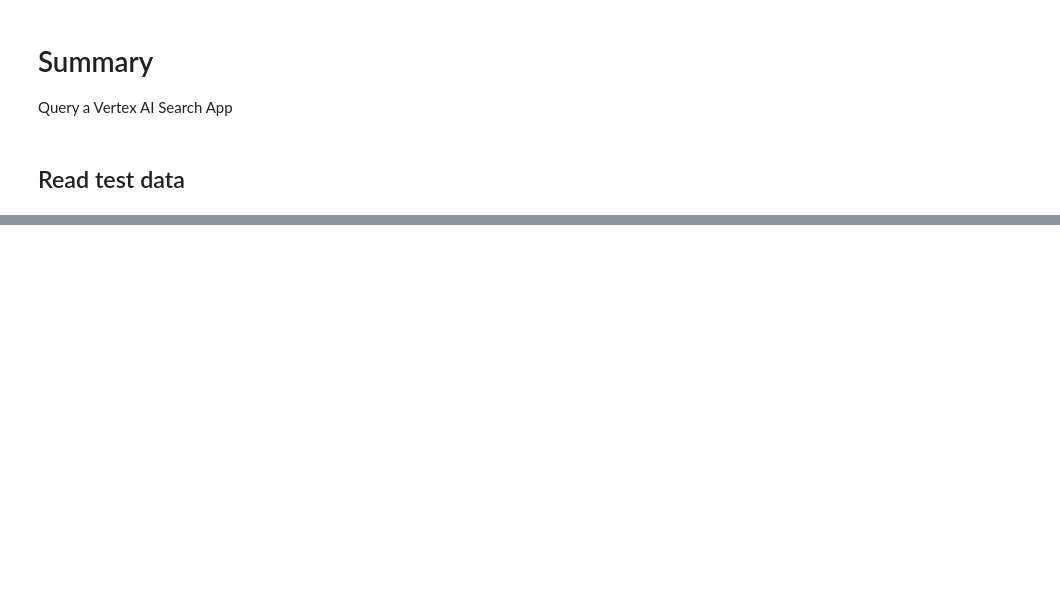
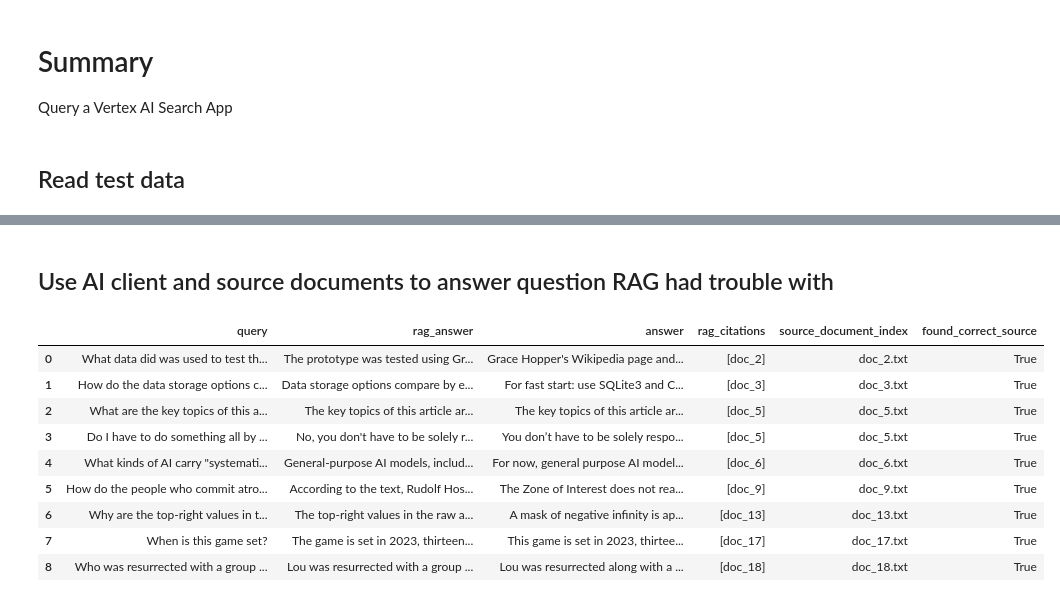
Before and after one commit to NumanticSolutions/rag_search, a Jupyter notebook: gcp_vertexai/S30_query_vertexai_searchapp.ipynb, the cells around one changed output, grey strips where cells are left out. Drawn from its saved outputs; the diff is of its cells as text; code cells hidden in the pictures; blank space fills up the shorter version.

```diff
--- a/gcp_vertexai/S30_query_vertexai_searchapp.ipynb
+++ b/gcp_vertexai/S30_query_vertexai_searchapp.ipynb
@@ -293,0 +183,55 @@ df_results_f
+# %% [markdown]
+## Use AI client and source documents to answer question RAG had trouble with
+# %%
+# Add a filter and test questions RAG had trouble with in original run
+result_rows = []
+for idx in no_ans_idx:
+
+    # Create a query object
+    test_querier = vsaq.QueryVaiSearch(search_app_id=search_app_id,
+                                       gcp_project=gcp_project_number,
+                                       gcp_location=gcp_location)
+
+    # Create a query and
+    query = df_spqs.loc[idx, "question"]
+
+    # Get source content
+    doc_index = "doc_{}".format(df_spqs.loc[idx, "document_index"])
+    mask = df_docs["doc_index"] == doc_index
+    idxd0 = df_docs[mask].index[0]
+
+    # Search with a filter
+    test_querier.query_ai_client(query=query,
+                                 source_text=df_docs.loc[idxd0, "content"])
+
+    # All sources are correct since we're feeding the model source text
+    found_correct_source = True
+
+    sum_dict = dict(query=query,
+                    rag_answer=test_querier.client_response.text,
+                    answer=df_spqs.loc[idx, "answer"],
+                    rag_citations=[doc_index],
+                    source_document_index="doc_{}.txt".format(df_spqs.loc[idx, "document_index"]),
+                    found_correct_source=found_correct_source
+                    )
+
+    result_rows.append(sum_dict)
+
+    time.sleep(5)
+
+# Put results into a dataframe
+df_results_c = pd.DataFrame(data=result_rows)
+# %%
+# View results
+df_results_c
+# %% [output]
+|  | query | rag_answer | answer | rag_citations | source_document_index | found_correct_source |
+| 0 | What data did was used to test th... | The prototype was tested using Gr... | Grace Hopper's Wikipedia page and... | [doc_2] | doc_2.txt | True |
+| 1 | How do the data storage options c... | Data storage options compare by e... | For fast start: use SQLite3 and C... | [doc_3] | doc_3.txt | True |
+| 2 | What are the key topics of this a... | The key topics of this article ar... | The key topics of this article ar... | [doc_5] | doc_5.txt | True |
+| 3 | Do I have to do something all by ... | No, you don't have to be solely r... | You don’t have to be solely respo... | [doc_5] | doc_5.txt | True |
+| 4 | What kinds of AI carry "systemati... | General-purpose AI models, includ... | For now, general purpose AI model... | [doc_6] | doc_6.txt | True |
+| 5 | How do the people who commit atro... | According to the text, Rudolf Hos... | The Zone of Interest does not rea... | [doc_9] | doc_9.txt | True |
+| 6 | Why are the top-right values in t... | The top-right values in the raw a... | A mask of negative infinity is ap... | [doc_13] | doc_13.txt | True |
+| 7 | When is this game set? | The game is set in 2023, thirteen... | This game is set in 2023, thirtee... | [doc_17] | doc_17.txt | True |
+| 8 | Who was resurrected with a group ... | Lou was resurrected with a group ... | Lou was resurrected along with a ... | [doc_18] | doc_18.txt | True |
```
Also changed, not shown: parts of 18 cells of this notebook, 10 other files.
